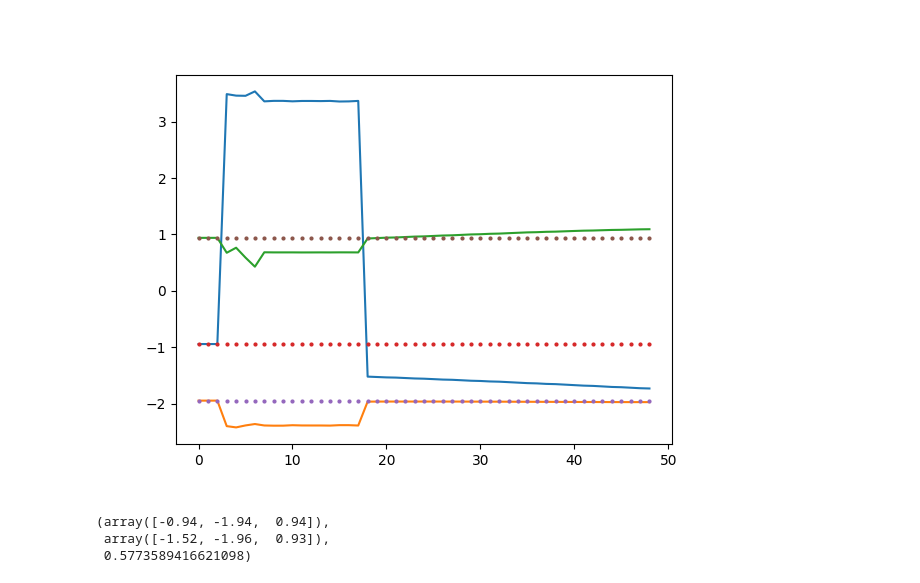
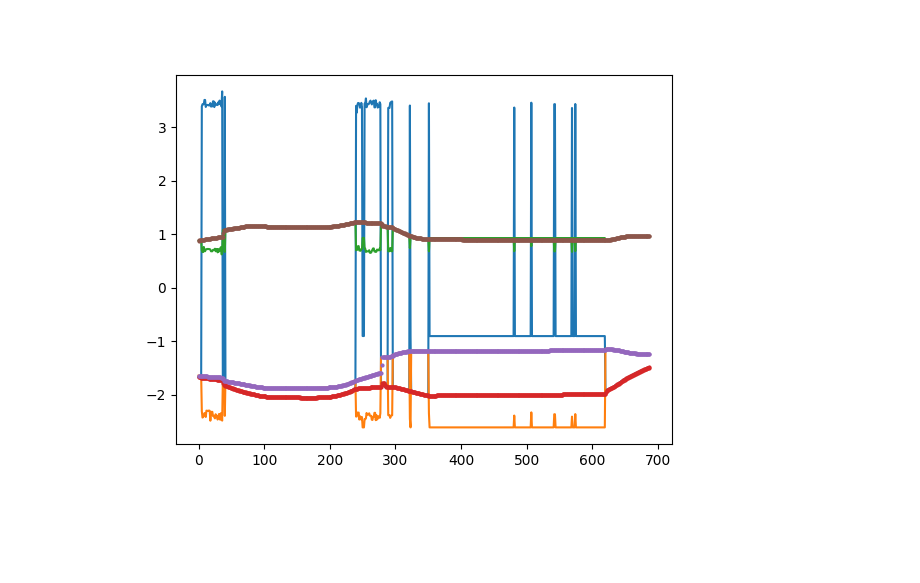
Before and after one commit to chaitanya1chawla/CausalSkillLearning, a Jupyter notebook: Experiments/NDAXDataVizNotebook.ipynb, the cells around one changed output. Saved outputs shown, nothing was run; the diff lists cells and outputs as text; code cells hidden in the pictures; blank space fills up the shorter version.

Commit message:
Updating NDAX data processing with phase 2 - backfilling, interpolation, and smoothing.

```diff
--- a/Experiments/NDAXDataVizNotebook.ipynb
+++ b/Experiments/NDAXDataVizNotebook.ipynb
@@ -40,7 +41,7 @@ def filter_outliers(data):
     epsilon = 0.5
     alt_data = copy.deepcopy(data)
     averages = np.zeros_like(data)
-    validity = np.ones_like(data)
+    validity = np.ones(data.shape[0])
     latest_valid_index = -1
 
     # Initialize average.
@@ -184,12 +216,24 @@ array([[-0.94, -1.94,  0.94],
-# %%
-plot_traj(data[1:50, 10:13], pdata[:49])
-# %% [output]
-[figure, removed]
-# %%
-a = data[1,10:13]
-b = data[19,10:13]
-a, b, np.linalg.norm(a-b)
-# %% [output]
-(array([-0.94, -1.94,  0.94]),
- array([-1.52, -1.96,  0.93]),
- 0.5773589416621098)
+# %%
+data = np.genfromtxt('stock_cupboard_1.csv', delimiter=',')
+processed_data = data[1:, 10:13]
+filtered_data, validity = filter_outliers(processed_data)
+# %%
+# interpolated_data = interpolate_valid_data(filtered_data, validity)
+position_sequence = filtered_data
+valid = validity
+
+from scipy import interpolate
+
+# Interp1d from Scipy expects the last dimension to be the dimension we are ninterpolating over.
+valid_positions = np.swapaxes(position_sequence[valid==1], 1, 0)
+valid_times = np.where(valid==1)[0]
+query_times = np.arange(0, len(position_sequence))
+
+interpolating_function = interpolate.interp1d(valid_times, valid_positions)
+interpolated_positions = interpolating_function(query_times)
+interpolated_data = np.swapaxes(interpolated_positions, 1, 0)
+interpolated_data.shape
+
+plot_traj(data[1:, 10:13], interpolated_data)
+# %% [output]
+[figure, added]
```
Also changed, not shown: parts of 9 cells of this notebook.
